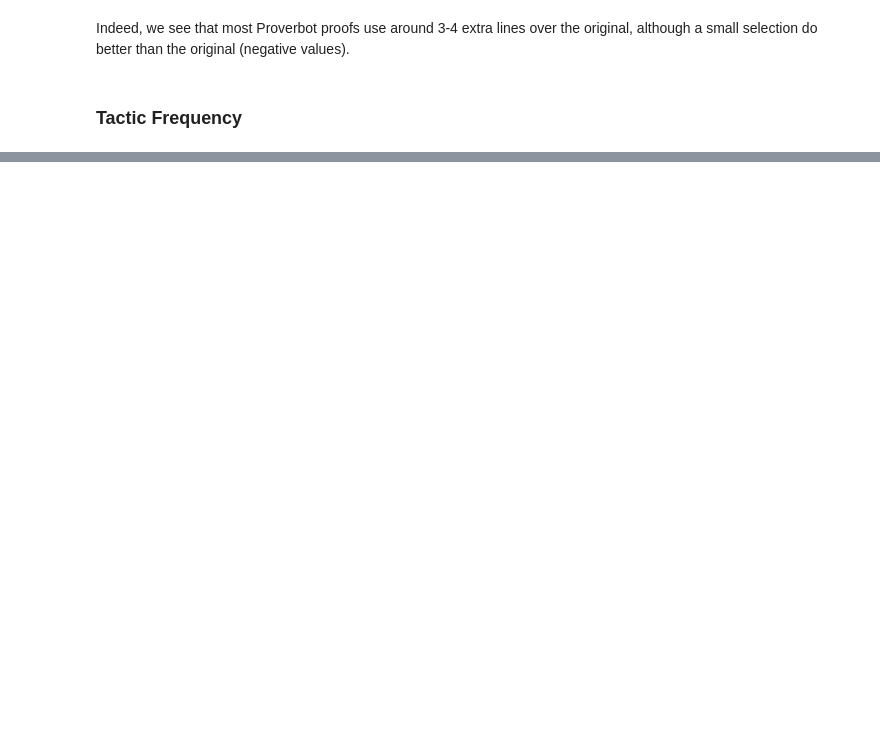
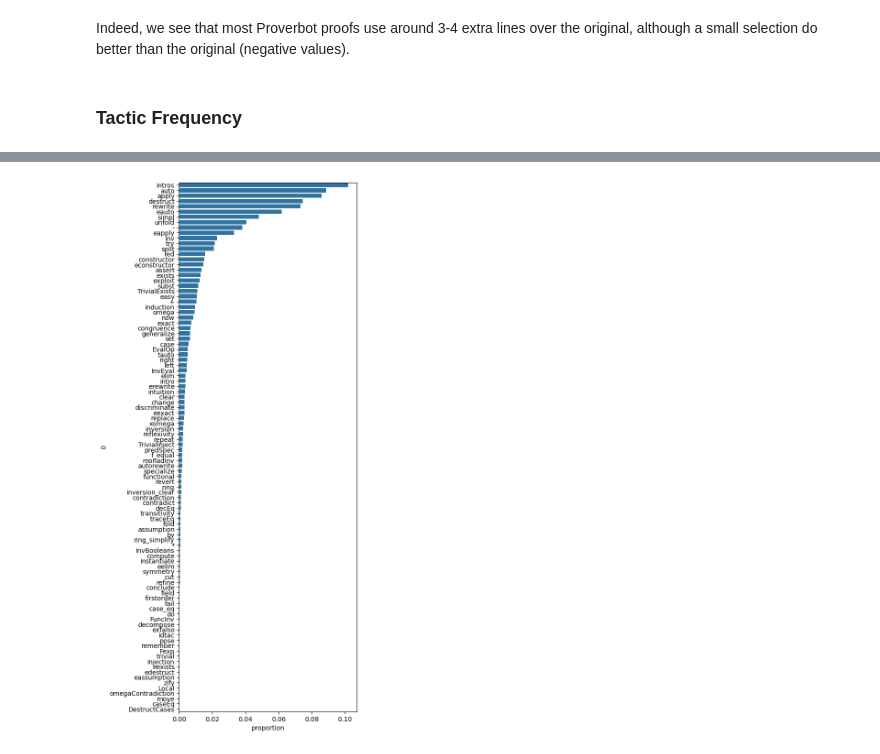
Before and after one commit to kfish610/ProverbotCompCertComparison, a Jupyter notebook: ProverbotComparison.ipynb, the cells around one changed output, grey strips where cells are left out. Saved outputs shown, nothing was run; the diff lists cells and outputs as text; code cells hidden in the pictures; blank space fills up the shorter version.

```diff
--- a/ProverbotComparison.ipynb
+++ b/ProverbotComparison.ipynb
@@ -383,0 +391,7 @@ Name: tactic, dtype: object
+# %%
+orig_tactics = tactics[idx[:, :, 'orig', :]]
+
+plt.figure(figsize=(5, 15))
+sns.countplot(data=orig_tactics.reset_index(drop=True), order=orig_tactics.value_counts().index, stat='proportion');
+# %% [output]
+[figure, added]
```
Also changed, not shown: parts of 8 cells of this notebook.
